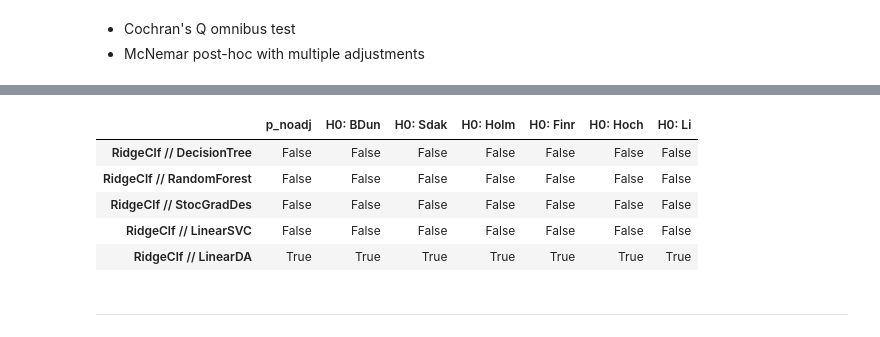
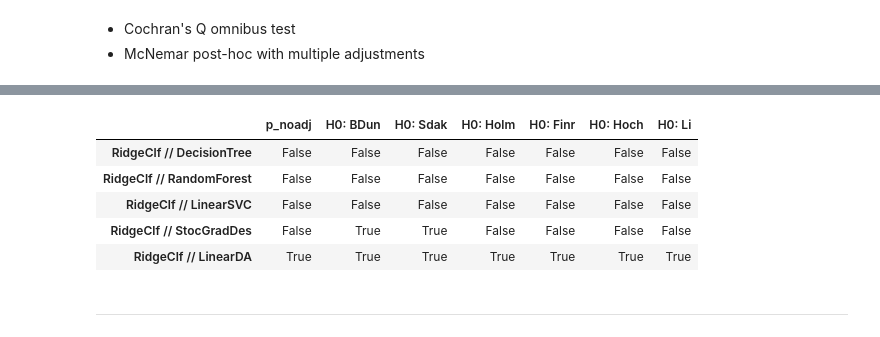
Before and after one commit to tomas-o-dev/P-Hacking, a Jupyter notebook: Demo/p_hakn_one_db.ipynb, the cells around one changed output, grey strips where cells are left out. Cells and saved outputs as stored; diff of their text form; code cells hidden in the pictures.

```diff
--- a/Demo/p_hakn_one_db.ipynb
+++ b/Demo/p_hakn_one_db.ipynb
@@ -385,12 +416,12 @@ ph_ctl_df
 # %%
-za=ap2h0(ph_ctl_df)
+za=filtr_ap2h0(ph_ctl_df)
 za
 # %% [output]
 |  | p_noadj | H0: BDun | H0: Sdak | H0: Holm | H0: Finr | H0: Hoch | H0: Li |
 | RidgeClf // DecisionTree | False | False | False | False | False | False | False |
 | RidgeClf // RandomForest | False | False | False | False | False | False | False |
-| RidgeClf // StocGradDes | False | False | False | False | False | False | False |
 | RidgeClf // LinearSVC | False | False | False | False | False | False | False |
+| RidgeClf // StocGradDes | False | True | True | False | False | False | False |
 | RidgeClf // LinearDA | True | True | True | True | True | True | True |
 # %% [markdown]
  ***
```
Also changed, not shown: parts of 10 cells of this notebook.
